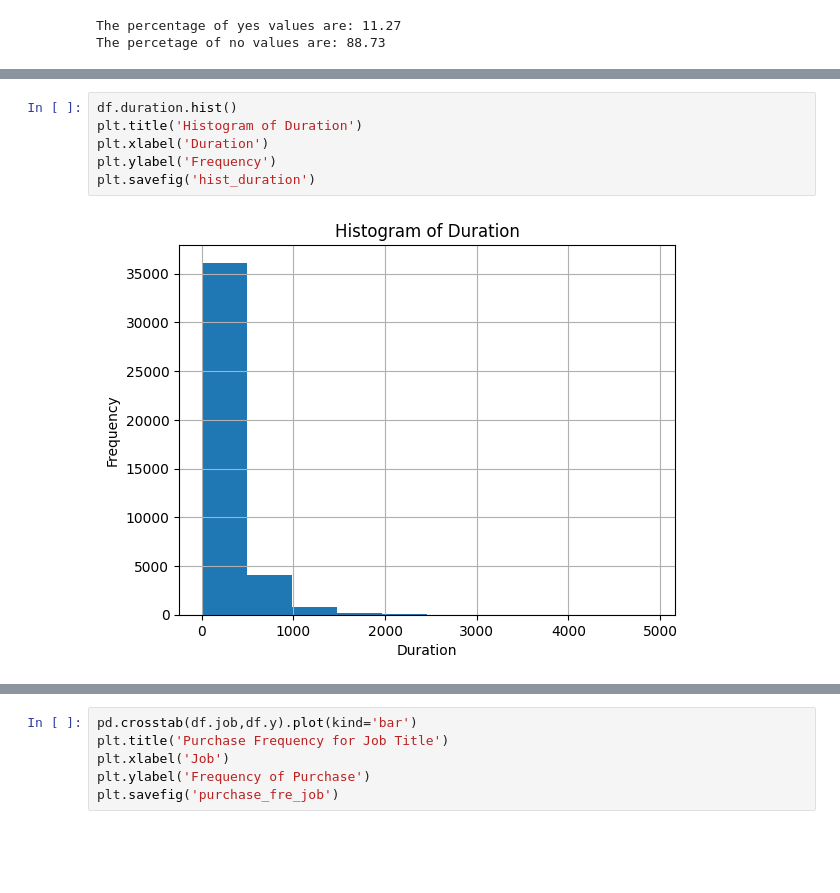
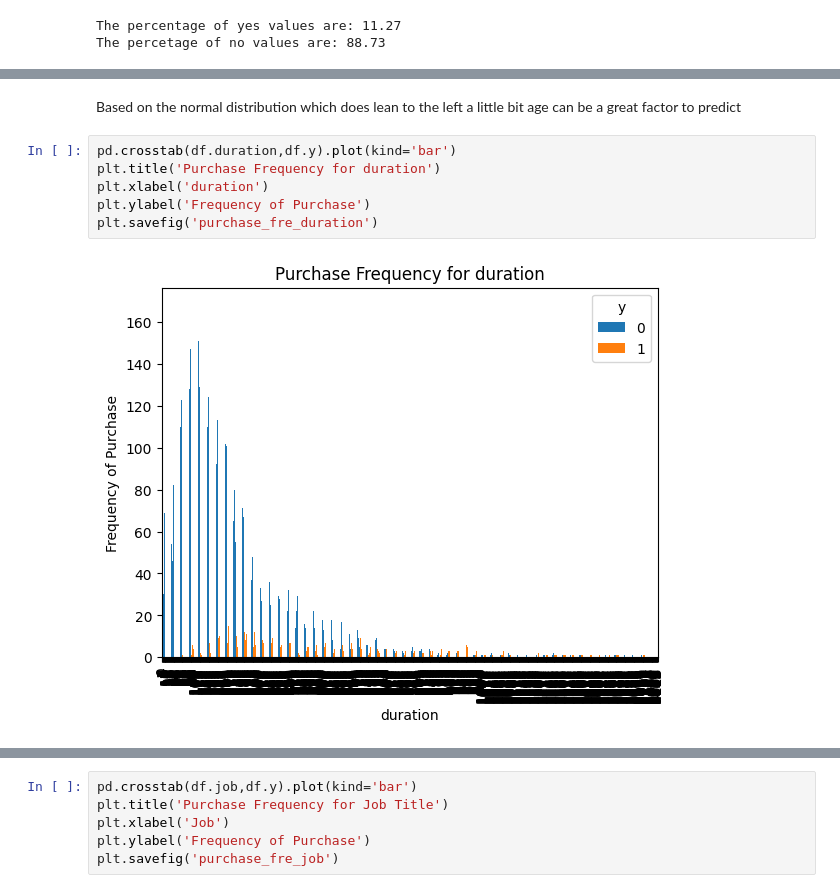
Before and after one commit to MrBigJupiter/LogisticRegression_Sandbox, a Jupyter notebook: log_prac.ipynb, the cells around one changed output, grey strips where cells are left out. Drawn from its saved outputs; the diff is of its cells as text; blank space fills up the shorter version.

```diff
--- a/log_prac.ipynb
+++ b/log_prac.ipynb
@@ -135,8 +137,10 @@ plt.savefig('hist_age')
+# %% [markdown]
+Based on the normal distribution which does lean to the left a little bit age can be a great factor to predict
 # %%
-df.duration.hist()
-plt.title('Histogram of Duration')
-plt.xlabel('Duration')
-plt.ylabel('Frequency')
-plt.savefig('hist_duration')
+pd.crosstab(df.duration,df.y).plot(kind='bar')
+plt.title('Purchase Frequency for duration')
+plt.xlabel('duration')
+plt.ylabel('Frequency of Purchase')
+plt.savefig('purchase_fre_duration')
 # %% [output]
-[figure, old version]
+[figure, new version]
```
Also changed, not shown: parts of 27 cells of this notebook, 4 other files.
